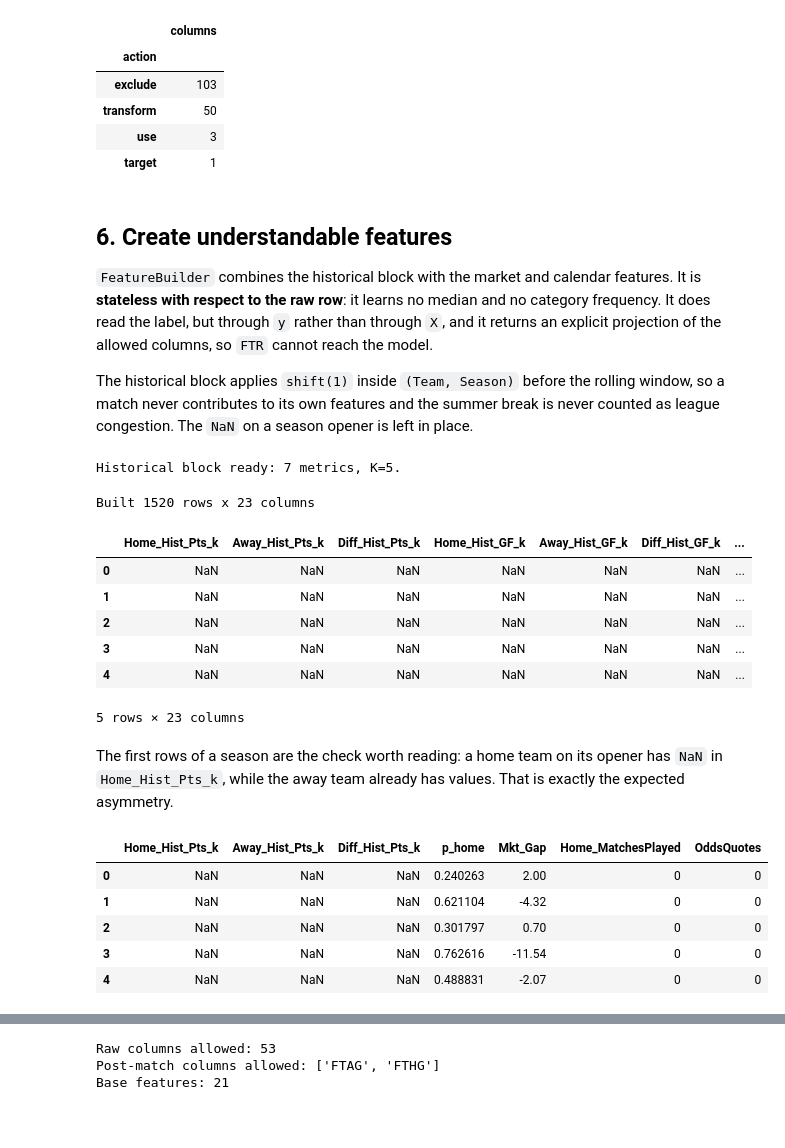
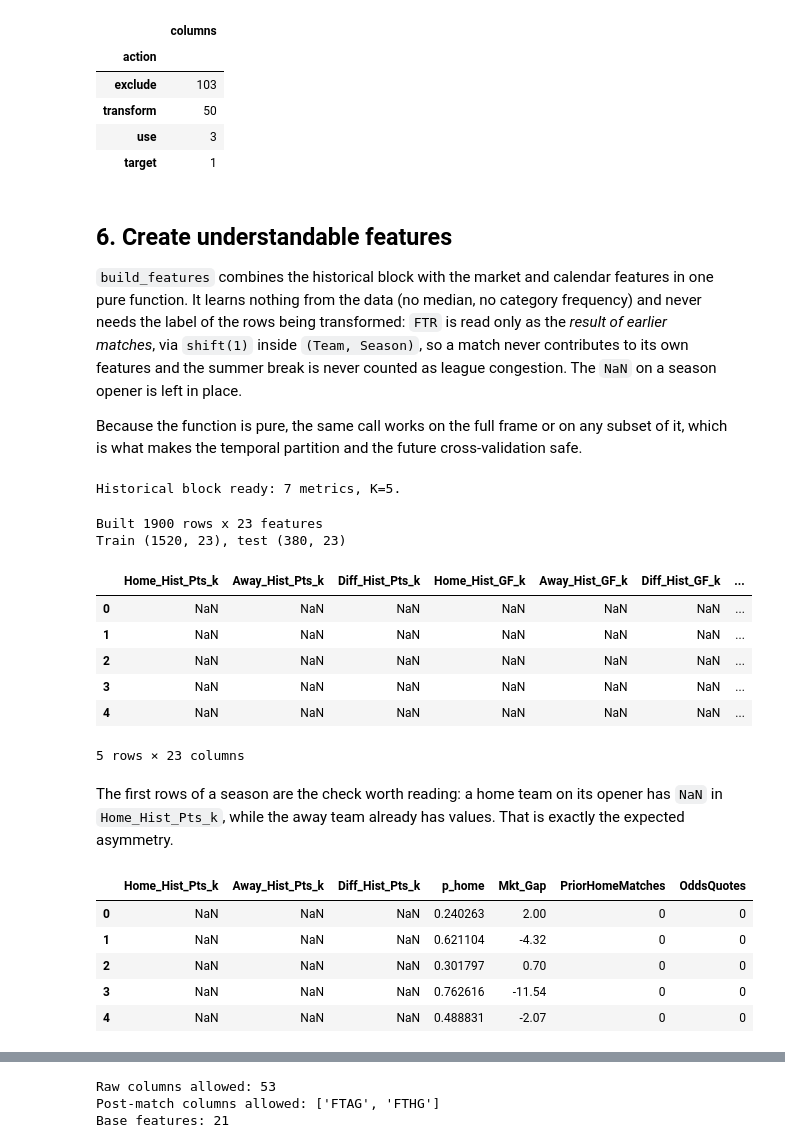
Before and after one commit to errodd/premier_league_football_predictor, a Jupyter notebook: notebooks/02_data_preparation.ipynb, the cells around one changed output, grey strips where cells are left out. Cells and saved outputs as stored; diff of their text form; code cells hidden in the pictures; blank space fills up the shorter version.

Commit message:
Data preparation Correcciones

```diff
--- a/notebooks/02_data_preparation.ipynb
+++ b/notebooks/02_data_preparation.ipynb
@@ -152,7 +152,7 @@ HIST_KEEP = [
     "Away_Hist_L_k",
 ]
 MARKET_KEEP = ["p_home", "p_draw", "p_away", "Mkt_Gap", "AHh"]
-CAL_KEEP = ["Home_MatchesPlayed", "Away_MatchesPlayed", "OddsQuotes"]
+CAL_KEEP = ["PriorHomeMatches", "PriorAwayMatches", "OddsQuotes"]
 DOW_KEEP = ["DayOfWeek"]
 BASE_FEATURES = HIST_KEEP + MARKET_KEEP + CAL_KEEP + DOW_KEEP
 
@@ -551,9 +555,9 @@ EXCEPTIONS = {
     "AHh": ("use", "reaches the model directly; the only handicap line with signal"),
     "HomeTeam": ("use", "one-hot identity; handle_unknown covers clubs new in test"),
     "AwayTeam": ("use", "one-hot identity; handle_unknown covers clubs new in test"),
-    "Season": ("transform", "grouping key of the history block and of MatchesPlayed"),
+    "Season": ("transform", "grouping key of the history block and of the prior-match counts"),
     "Date": ("transform", "feeds DayOfWeek and the match ordering"),
-    "Time": ("transform", "same-day ordering key inside MatchesPlayed"),
+    "Time": ("transform", "same-day ordering key inside the prior-match counts"),
     "FTHG": ("transform", "results of earlier matches; feed the history block behind shift(1)"),
     "FTAG": ("transform", "results of earlier matches; feed the history block behind shift(1)"),
     "AvgH": ("transform", "feeds the de-vig probabilities"),
@@ -627,9 +631,9 @@ Inventory matches the whitelist: 53 use+transform columns.
 # %% [markdown]
 ## 6. Create understandable features
 
-`FeatureBuilder` combines the historical block with the market and calendar features. It is **stateless with respect to the raw row**: it learns no median and no category frequency. It does read the label, but through `y` rather than through `X`, and it returns an explicit projection of the allowed columns, so `FTR` cannot reach the model.
+`build_features` combines the historical block with the market and calendar features in one pure function. It learns nothing from the data (no median, no category frequency) and never needs the label of the rows being transformed: `FTR` is read only as the *result of earlier matches*, via `shift(1)` inside `(Team, Season)`, so a match never contributes to its own features and the summer break is never counted as league congestion. The `NaN` on a season opener is left in place.
 
-The historical block applies `shift(1)` inside `(Team, Season)` before the rolling window, so a match never contributes to its own features and the summer break is never counted as league congestion. The `NaN` on a season opener is left in place.
+Because the function is pure, the same call works on the full frame or on any subset of it, which is what makes the temporal partition and the future cross-validation safe.
 # %%
 # The 7 team-history metrics produced by build_team_history.
 HIST_COLS = [
@@ -742,10 +746,11 @@ def build_team_history(frame, k=K, cols=HIST_COLS):
     Returns
     -------
     pandas.DataFrame
-        Same rows as frame, plus the Home_/Away_/Diff_ columns.
+        Same rows and index as frame, plus the Home_/Away_/Diff_ columns.
     """
     rows_before = len(frame)
     frame = frame.copy()
+    original_index = frame.index
 
     if "Date_dt" not in frame.columns:
         frame["Date_dt"] = pd.to_datetime(
@@ -810,6 +815,7 @@ def build_team_history(frame, k=K, cols=HIST_COLS):
     openers = long_frame.groupby(["Team", "Season"]).head(1)
     if not openers["Hist_Pts_k"].isna().all():
         raise ValueError("a season opener should have no history")
+    frame.index = original_index
     return frame
 
 
@@ -941,16 +915,56 @@ class FeatureBuilder(BaseEstimator, TransformerMixin):
 # %%
-X_train = df_train.loc[:, ALLOWED_RAW_COLUMNS]
-X_test = df_test.loc[:, ALLOWED_RAW_COLUMNS]
+built = build_features(df)
+
+assert built.index.equals(df.index), "feature rows must align with df"
+assert len(built) == len(df)
+assert "FTR" not in built.columns
+assert set(built.columns) == set(PIPELINE_FEATURES)
+
+X_train = built.loc[df_train.index]
+X_test = built.loc[df_test.index]
 y_train = df_train[TARGET_COLUMN]
 y_test = df_test[TARGET_COLUMN]
 
-feature_builder = FeatureBuilder().fit(X_train, y_train)
-preview = feature_builder.transform(X_train)
+assert len(X_train) == TRAIN_ROWS
+assert len(X_test) == TEST_ROWS
 
-print(f"Built {preview.shape[0]} rows x {preview.shape[1]} columns")
-preview.head()
+arsenal = df["Season"] == "2021-2022"
+arsenal_home = built.loc[arsenal & (df["HomeTeam"] == "Arsenal"), "PriorHomeMatches"]
+arsenal_away = built.loc[arsenal & (df["AwayTeam"] == "Arsenal"), "PriorAwayMatches"]
+# Arsenal opened 2021-22 away: the away opener has 0 prior matches and
+# the first home match, on matchday 2, has 1.
+assert arsenal_away.min() == 0 and arsenal_home.min() == 1
+assert arsenal_home.max() == 37  # closed the season at home, matchday 38
+
+# Both venues count: for every (Season, Team) the 38 prior-match counts
+# are exactly 0..37 - no gaps, no repeats, venue-blind.
+both = pd.concat(
+    [
+        built.assign(
+            Season=df["Season"],
+            Team=built["HomeTeam"],
+            played=built["PriorHomeMatches"],
+        )[["Season", "Team", "played"]],
+        built.assign(
+            Season=df["Season"],
+            Team=built["AwayTeam"],
+            played=built["PriorAwayMatches"],
+        )[["Season", "Team", "played"]],
+    ]
+)
+counts = both.groupby(["Season", "Team"])["played"].agg(
+    ["size", "nunique", "min", "max"]
+)
+assert (counts["size"] == 38).all()
+assert (counts["nunique"] == 38).all()
+assert (counts["min"] == 0).all() and (counts["max"] == 37).all()
+
+print(f"Built {built.shape[0]} rows x {built.shape[1]} features")
+print(f"Train {X_train.shape}, test {X_test.shape}")
+X_train.head()
 # %% [output]
-Built 1520 rows x 23 columns
+Built 1900 rows x 23 features
+Train (1520, 23), test (380, 23)
 |  | Home_Hist_Pts_k | Away_Hist_Pts_k | Diff_Hist_Pts_k | Home_Hist_GF_k | Away_Hist_GF_k | Diff_Hist_GF_k | ... |
 | 0 | NaN | NaN | NaN | NaN | NaN | NaN | ... |
 | 1 | NaN | NaN | NaN | NaN | NaN | NaN | ... |
@@ -961,17 +975,17 @@ Built 1520 rows x 23 columns
 # %% [markdown]
 The first rows of a season are the check worth reading: a home team on its opener has `NaN` in `Home_Hist_Pts_k`, while the away team already has values. That is exactly the expected asymmetry.
 # %%
-preview[[
+X_train[[
     "Home_Hist_Pts_k",
     "Away_Hist_Pts_k",
     "Diff_Hist_Pts_k",
     "p_home",
     "Mkt_Gap",
-    "Home_MatchesPlayed",
+    "PriorHomeMatches",
     "OddsQuotes",
 ]].head()
 # %% [output]
-|  | Home_Hist_Pts_k | Away_Hist_Pts_k | Diff_Hist_Pts_k | p_home | Mkt_Gap | Home_MatchesPlayed | OddsQuotes |
+|  | Home_Hist_Pts_k | Away_Hist_Pts_k | Diff_Hist_Pts_k | p_home | Mkt_Gap | PriorHomeMatches | OddsQuotes |
 | 0 | NaN | NaN | NaN | 0.240263 | 2.00 | 0 | 0 |
 | 1 | NaN | NaN | NaN | 0.621104 | -4.32 | 0 | 0 |
 | 2 | NaN | NaN | NaN | 0.301797 | 0.70 | 0 | 0 |
```
Also changed, not shown: parts of 19 cells of this notebook.
